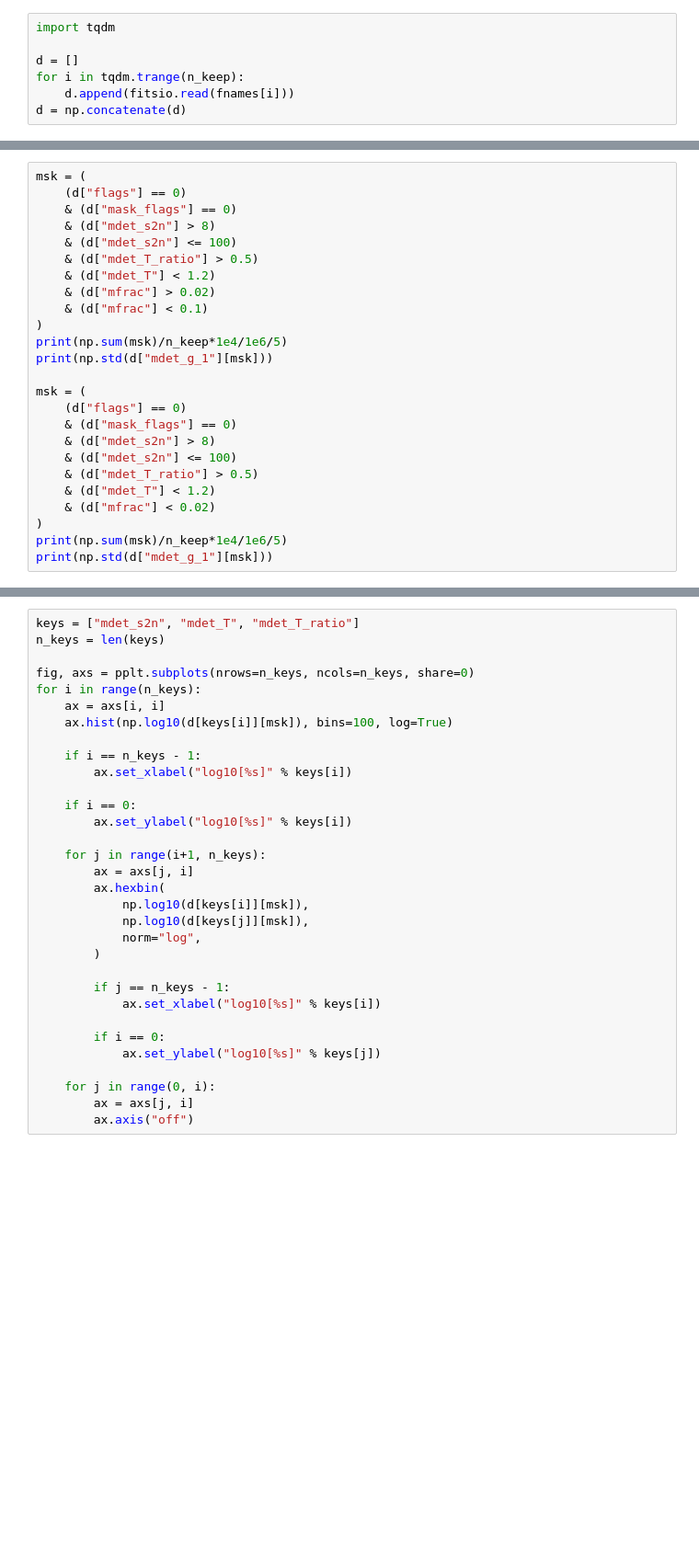
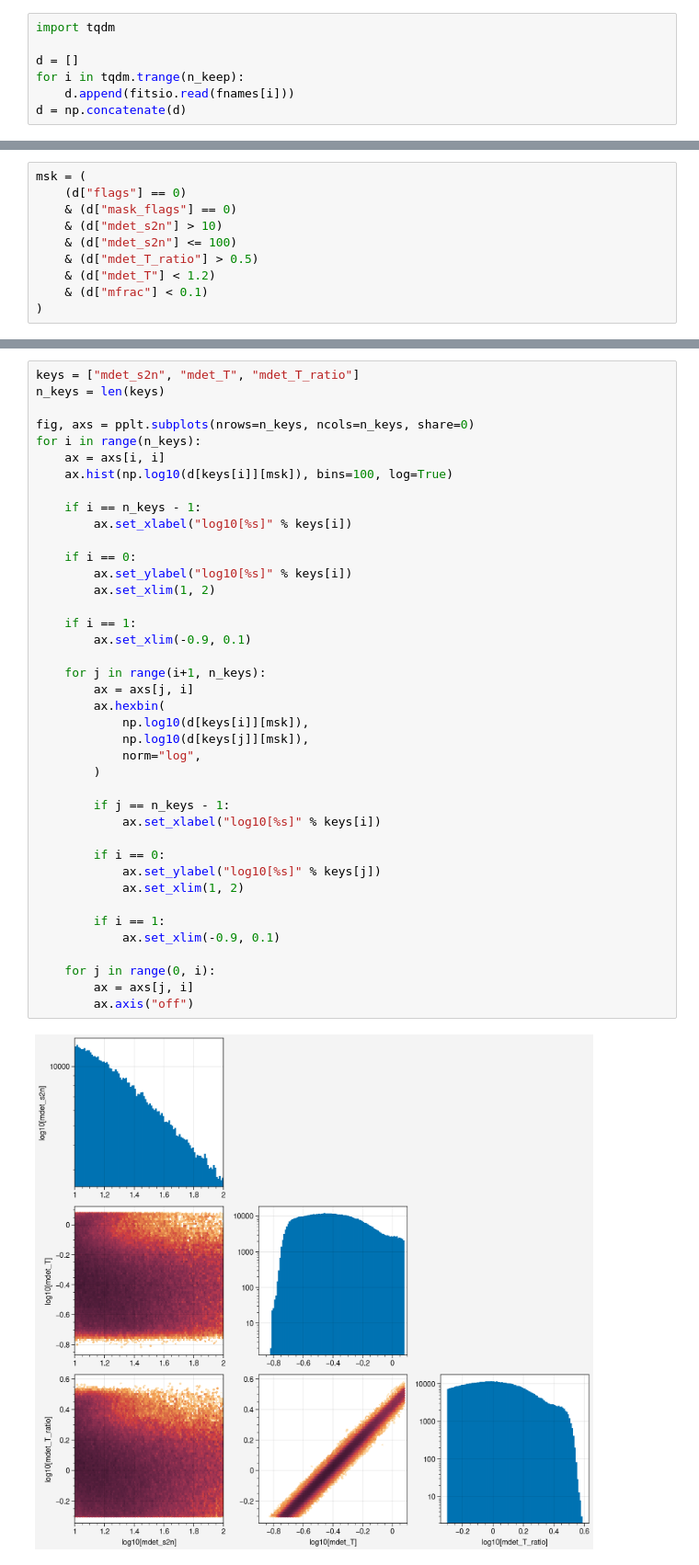
Before and after one commit to beckermr/des-y6-analysis, a Jupyter notebook: 2022_01_22_run_mdet_final_v1/plot_dist.ipynb, the cells around one changed output, grey strips where cells are left out. Shown at 92% size. Drawn from its saved outputs; the diff is of its cells as text; blank space fills up the shorter version.

```diff
--- a/2022_01_22_run_mdet_final_v1/plot_dist.ipynb
+++ b/2022_01_22_run_mdet_final_v1/plot_dist.ipynb
@@ -21,24 +76,9 @@ d = np.concatenate(d)
 msk = (
     (d["flags"] == 0)
     & (d["mask_flags"] == 0)
-    & (d["mdet_s2n"] > 8)
+    & (d["mdet_s2n"] > 10)
     & (d["mdet_s2n"] <= 100)
     & (d["mdet_T_ratio"] > 0.5)
     & (d["mdet_T"] < 1.2)
-    & (d["mfrac"] > 0.02)
     & (d["mfrac"] < 0.1)
 )
-print(np.sum(msk)/n_keep*1e4/1e6/5)
-print(np.std(d["mdet_g_1"][msk]))
-
-msk = (
-    (d["flags"] == 0)
-    & (d["mask_flags"] == 0)
-    & (d["mdet_s2n"] > 8)
-    & (d["mdet_s2n"] <= 100)
-    & (d["mdet_T_ratio"] > 0.5)
-    & (d["mdet_T"] < 1.2)
-    & (d["mfrac"] < 0.02)
-)
-print(np.sum(msk)/n_keep*1e4/1e6/5)
-print(np.std(d["mdet_g_1"][msk]))
@@ -52,30 +87,40 @@ keys = ["mdet_s2n", "mdet_T", "mdet_T_ratio"]
 n_keys = len(keys)
 
 fig, axs = pplt.subplots(nrows=n_keys, ncols=n_keys, share=0)
 for i in range(n_keys):
     ax = axs[i, i]
     ax.hist(np.log10(d[keys[i]][msk]), bins=100, log=True)
 
     if i == n_keys - 1:
         ax.set_xlabel("log10[%s]" % keys[i])
 
     if i == 0:
         ax.set_ylabel("log10[%s]" % keys[i])
+        ax.set_xlim(1, 2)
+
+    if i == 1:
+        ax.set_xlim(-0.9, 0.1)
 
     for j in range(i+1, n_keys):
         ax = axs[j, i]
         ax.hexbin(
             np.log10(d[keys[i]][msk]),
             np.log10(d[keys[j]][msk]),
             norm="log",
         )
 
         if j == n_keys - 1:
             ax.set_xlabel("log10[%s]" % keys[i])
 
         if i == 0:
             ax.set_ylabel("log10[%s]" % keys[j])
+            ax.set_xlim(1, 2)
+
+        if i == 1:
+            ax.set_xlim(-0.9, 0.1)
 
     for j in range(0, i):
         ax = axs[j, i]
         ax.axis("off")
+# %% [output]
+[figure, added]
```
Also changed, not shown: parts of 6 cells of this notebook.
